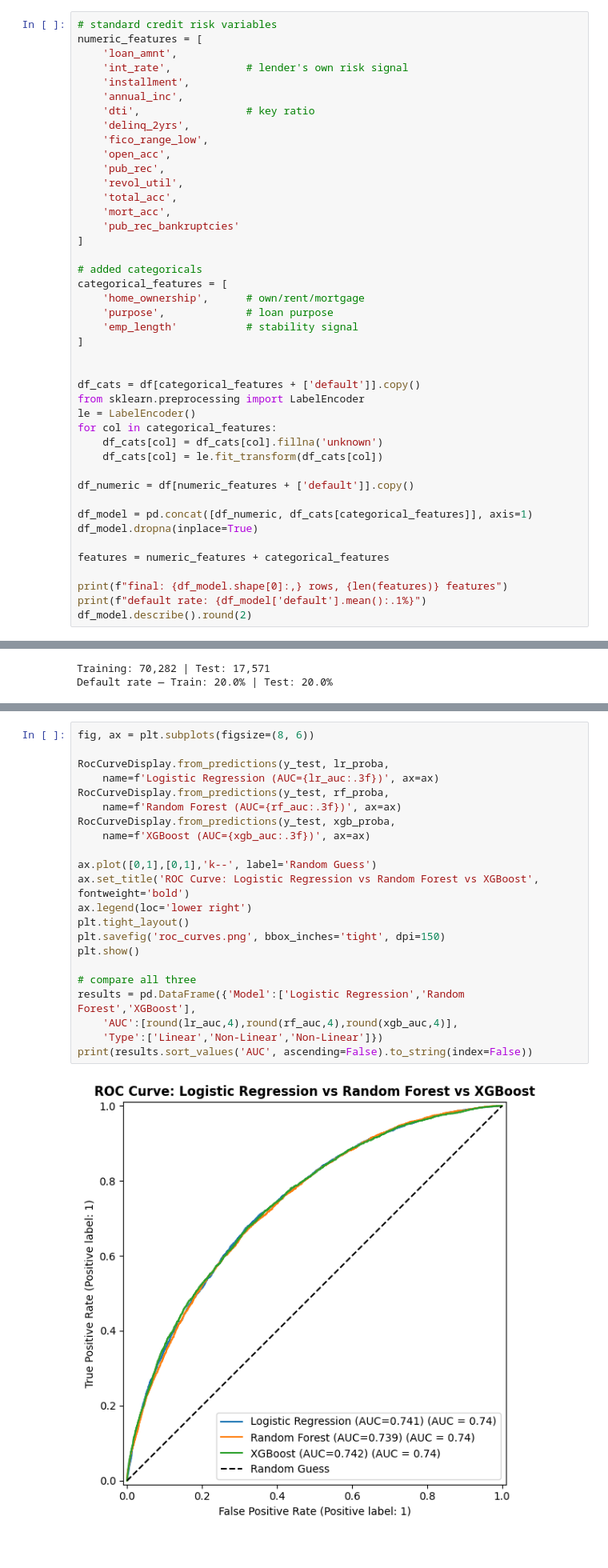
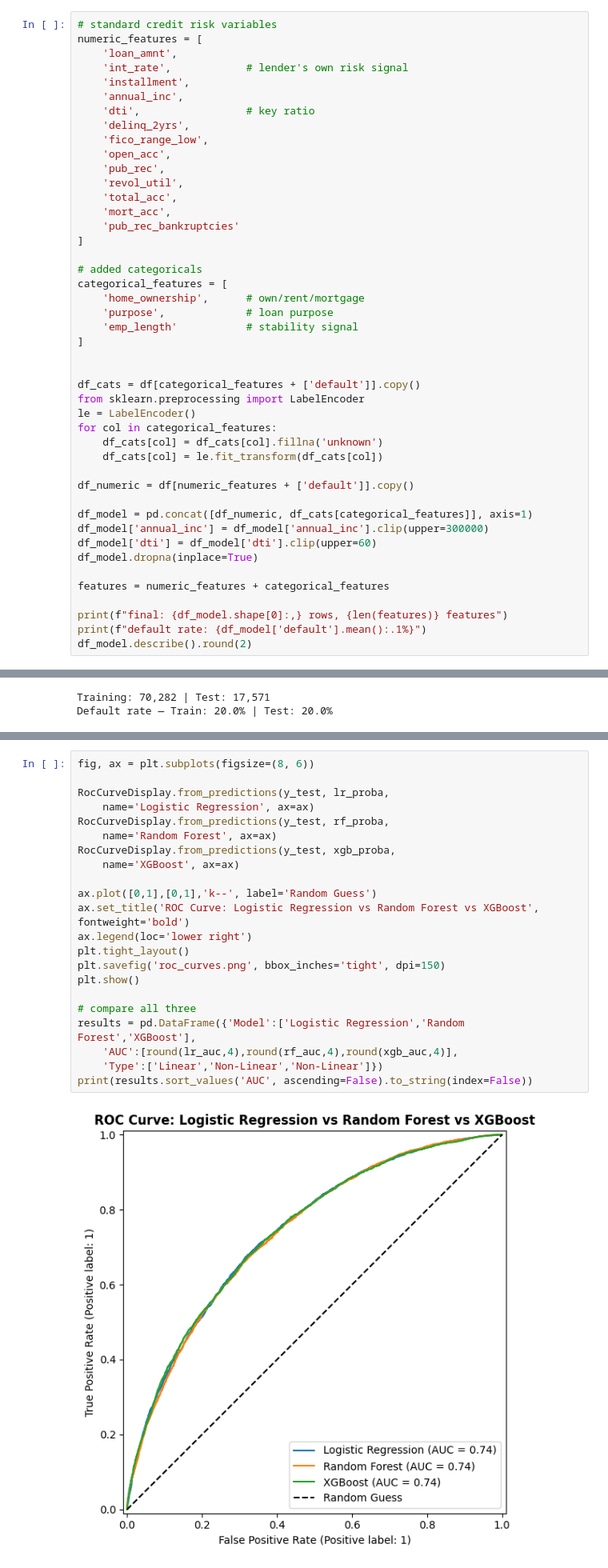
Before and after one commit to linhh-ng/credit-default-prediction, a Jupyter notebook: Credit_Default_Prediction.ipynb, the cells around one changed output, grey strips where cells are left out. Shown at 80% size. Saved outputs shown, nothing was run; the diff lists cells and outputs as text.

```diff
--- a/Credit_Default_Prediction.ipynb
+++ b/Credit_Default_Prediction.ipynb
@@ -90,6 +90,8 @@ for col in categorical_features:
 df_numeric = df[numeric_features + ['default']].copy()
 
 df_model = pd.concat([df_numeric, df_cats[categorical_features]], axis=1)
+df_model['annual_inc'] = df_model['annual_inc'].clip(upper=300000)
+df_model['dti'] = df_model['dti'].clip(upper=60)
 df_model.dropna(inplace=True)
 
 features = numeric_features + categorical_features
@@ -251,27 +253,27 @@ weighted avg       0.78      0.69      0.72     17571
 # %%
 fig, ax = plt.subplots(figsize=(8, 6))
 
 RocCurveDisplay.from_predictions(y_test, lr_proba,
-    name=f'Logistic Regression (AUC={lr_auc:.3f})', ax=ax)
+    name='Logistic Regression', ax=ax)
 RocCurveDisplay.from_predictions(y_test, rf_proba,
-    name=f'Random Forest (AUC={rf_auc:.3f})', ax=ax)
+    name='Random Forest', ax=ax)
 RocCurveDisplay.from_predictions(y_test, xgb_proba,
-    name=f'XGBoost (AUC={xgb_auc:.3f})', ax=ax)
+    name='XGBoost', ax=ax)
 
 ax.plot([0,1],[0,1],'k--', label='Random Guess')
 ax.set_title('ROC Curve: Logistic Regression vs Random Forest vs XGBoost', fontweight='bold')
 ax.legend(loc='lower right')
 plt.tight_layout()
 plt.savefig('roc_curves.png', bbox_inches='tight', dpi=150)
 plt.show()
 
 # compare all three
 results = pd.DataFrame({'Model':['Logistic Regression','Random Forest','XGBoost'],
     'AUC':[round(lr_auc,4),round(rf_auc,4),round(xgb_auc,4)],
     'Type':['Linear','Non-Linear','Non-Linear']})
 print(results.sort_values('AUC', ascending=False).to_string(index=False))
 # %% [output]
-[figure, old version]
+[figure, new version]
               Model    AUC       Type
             XGBoost 0.7420 Non-Linear
 Logistic Regression 0.7413     Linear
```
Also changed, not shown: parts of 3 cells of this notebook.
